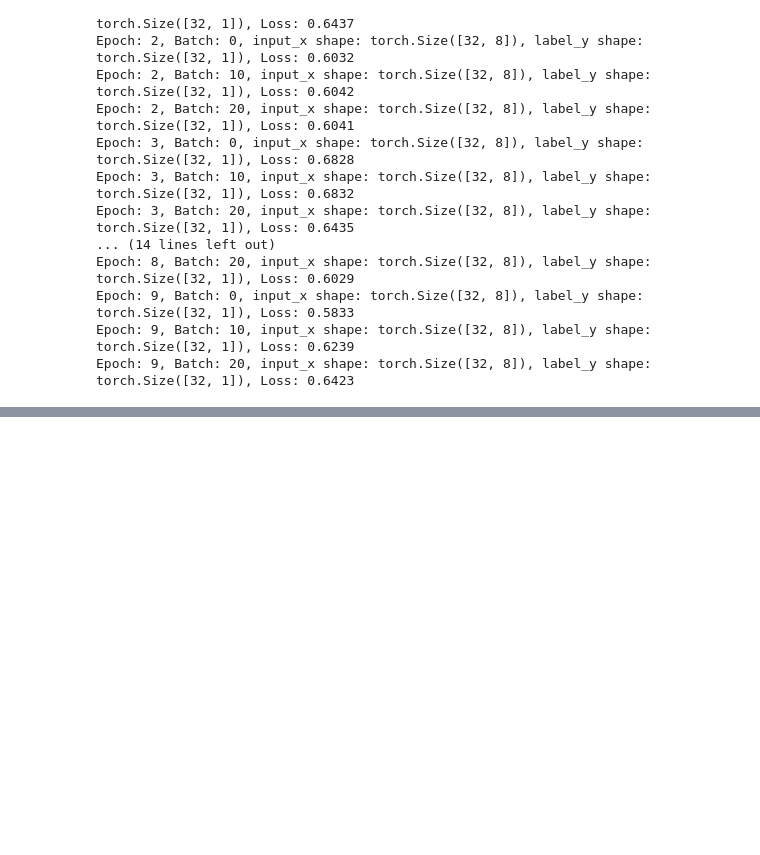
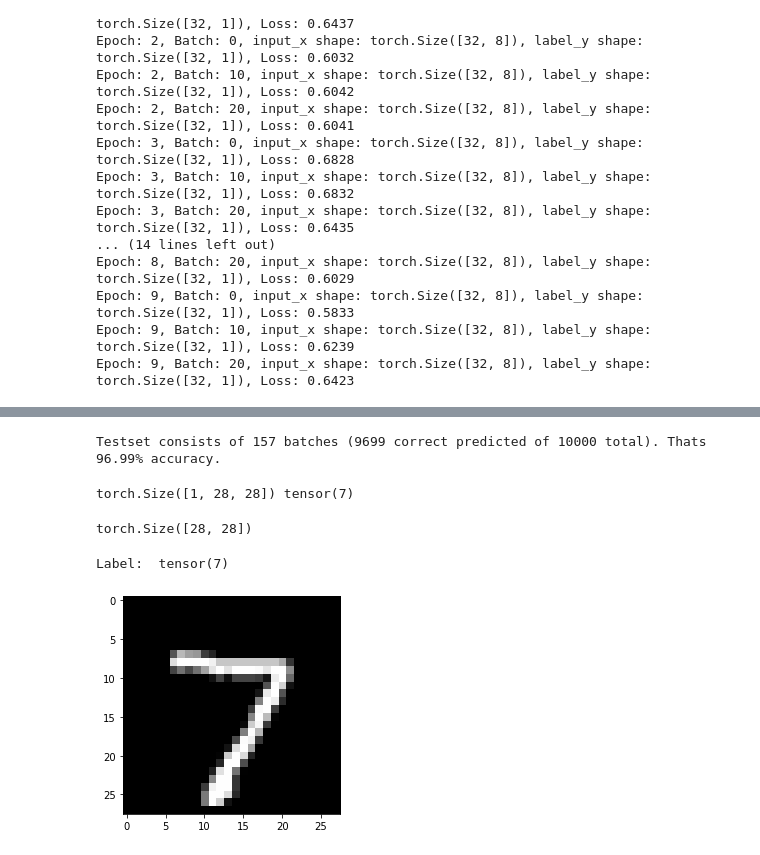
Before and after one commit to dannytheairish/PYTORCH-BASICS, a Jupyter notebook: pt01_basics.ipynb, the cells around one changed output, grey strips where cells are left out. Drawn from its saved outputs; the diff is of its cells as text; code cells hidden in the pictures; blank space fills up the shorter version.

```diff
--- a/pt01_basics.ipynb
+++ b/pt01_basics.ipynb
@@ -1159,0 +1206,7 @@ Epoch: 9, Batch: 20, input_x shape: torch.Size([32, 8]), label_y shape: torch.Si
+# %%
+train_loader = DataLoader(dataset=train_dataset,
+                                           batch_size=batch_size,
+                                           shuffle=True)
+test_loader = DataLoader(dataset=test_dataset,
+                                          batch_size=batch_size,
+                                          shuffle=False)
@@ -1159,0 +1291,21 @@ Epoch: 9, Batch: 20, input_x shape: torch.Size([32, 8]), label_y shape: torch.Si
+# %%
+print(f"Testset consists of {len(counts)} batches ({np.sum(counts[:,1])} correct predicted of {np.sum(counts[:,2])} total). Thats {np.sum(counts[:,1])/np.sum(counts[:,2])*100}% accuracy.")
+# %% [output]
+Testset consists of 157 batches (9699 correct predicted of 10000 total). Thats 96.99% accuracy.
+# %%
+dateriter = iter(test_loader)
+data = dateriter.next()
+features, labels = data
+print(features[0].shape, labels[0])
+# %% [output]
+torch.Size([1, 28, 28]) tensor(7)
+# %%
+features[0].squeeze().shape
+# %% [output]
+torch.Size([28, 28])
+# %%
+plt.imshow(features[0].squeeze(),cmap=plt.get_cmap('gray'))
+print("Label: ", labels[0])
+# %% [output]
+Label:  tensor(7)
+[figure, added]
```
Also changed, not shown: parts of 14 cells of this notebook.
